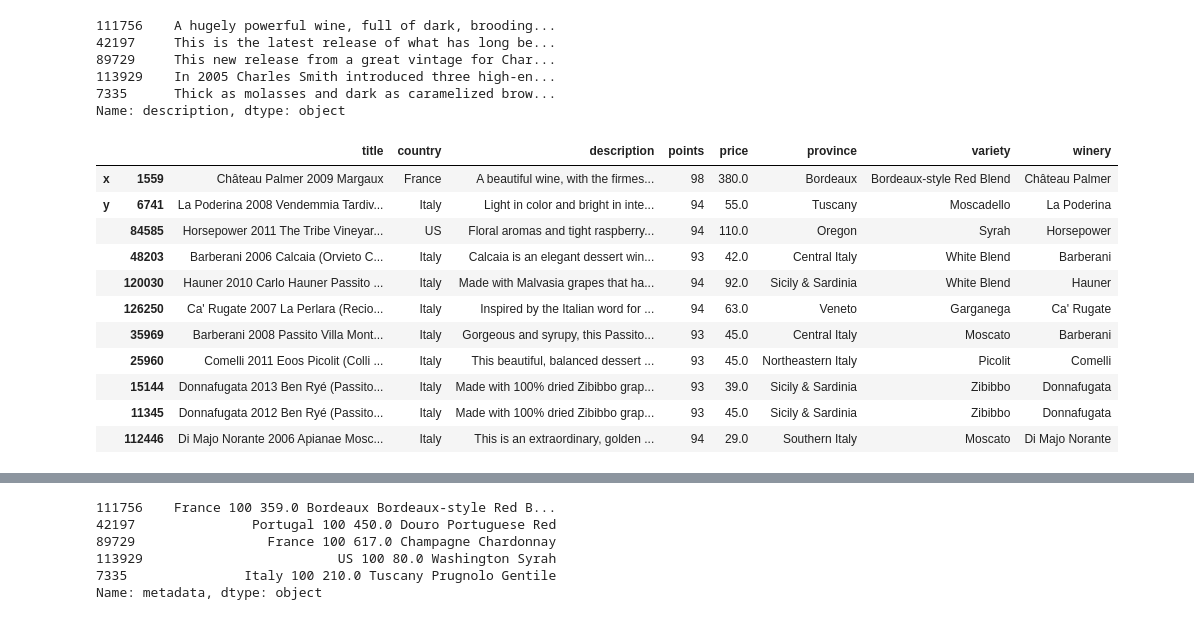
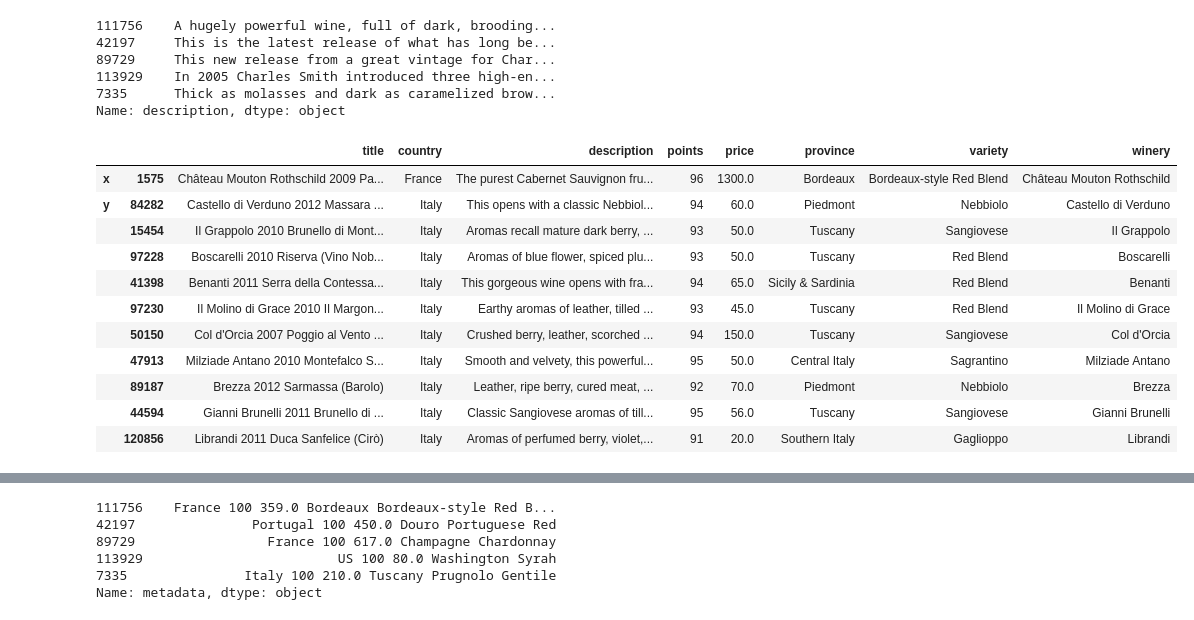
Before and after one commit to kamil-jankowski-profile/Wine-Recommendation-Engine, a Jupyter notebook: Wine Recommendation - Jupyter Notebook.ipynb, the cells around one changed output, grey strips where cells are left out. Drawn from its saved outputs; the diff is of its cells as text; code cells hidden in the pictures.

```diff
--- a/Wine Recommendation - Jupyter Notebook.ipynb
+++ b/Wine Recommendation - Jupyter Notebook.ipynb
@@ -109,21 +109,21 @@ def wine_recommendations(title, cosine_sim=cosine_sim):
 # %%
 # To get recommendation, you have to use wine title which index is not higher than size of wine dataframe (for quantile = 80 it is 31019)
 
-Recommendation = wine_recommendations('Château Palmer 2009  Margaux')
+Recommendation = wine_recommendations('Château Mouton Rothschild 2009  Pauillac')
 Recommendation
 # %% [output]
 |  |  | title | country | description | points | price | province | variety | winery |
-| x | 1559 | Château Palmer 2009 Margaux | France | A beautiful wine, with the firmes... | 98 | 380.0 | Bordeaux | Bordeaux-style Red Blend | Château Palmer |
-| y | 6741 | La Poderina 2008 Vendemmia Tardiv... | Italy | Light in color and bright in inte... | 94 | 55.0 | Tuscany | Moscadello | La Poderina |
-|  | 84585 | Horsepower 2011 The Tribe Vineyar... | US | Floral aromas and tight raspberry... | 94 | 110.0 | Oregon | Syrah | Horsepower |
-|  | 48203 | Barberani 2006 Calcaia (Orvieto C... | Italy | Calcaia is an elegant dessert win... | 93 | 42.0 | Central Italy | White Blend | Barberani |
-|  | 120030 | Hauner 2010 Carlo Hauner Passito ... | Italy | Made with Malvasia grapes that ha... | 94 | 92.0 | Sicily & Sardinia | White Blend | Hauner |
-|  | 126250 | Ca' Rugate 2007 La Perlara (Recio... | Italy | Inspired by the Italian word for ... | 94 | 63.0 | Veneto | Garganega | Ca' Rugate |
-|  | 35969 | Barberani 2008 Passito Villa Mont... | Italy | Gorgeous and syrupy, this Passito... | 93 | 45.0 | Central Italy | Moscato | Barberani |
-|  | 25960 | Comelli 2011 Eoos Picolit (Colli ... | Italy | This beautiful, balanced dessert ... | 93 | 45.0 | Northeastern Italy | Picolit | Comelli |
-|  | 15144 | Donnafugata 2013 Ben Ryé (Passito... | Italy | Made with 100% dried Zibibbo grap... | 93 | 39.0 | Sicily & Sardinia | Zibibbo | Donnafugata |
-|  | 11345 | Donnafugata 2012 Ben Ryé (Passito... | Italy | Made with 100% dried Zibibbo grap... | 93 | 45.0 | Sicily & Sardinia | Zibibbo | Donnafugata |
-|  | 112446 | Di Majo Norante 2006 Apianae Mosc... | Italy | This is an extraordinary, golden ... | 94 | 29.0 | Southern Italy | Moscato | Di Majo Norante |
+| x | 1575 | Château Mouton Rothschild 2009 Pa... | France | The purest Cabernet Sauvignon fru... | 96 | 1300.0 | Bordeaux | Bordeaux-style Red Blend | Château Mouton Rothschild |
+| y | 84282 | Castello di Verduno 2012 Massara ... | Italy | This opens with a classic Nebbiol... | 94 | 60.0 | Piedmont | Nebbiolo | Castello di Verduno |
+|  | 15454 | Il Grappolo 2010 Brunello di Mont... | Italy | Aromas recall mature dark berry, ... | 93 | 50.0 | Tuscany | Sangiovese | Il Grappolo |
+|  | 97228 | Boscarelli 2010 Riserva (Vino Nob... | Italy | Aromas of blue flower, spiced plu... | 93 | 50.0 | Tuscany | Red Blend | Boscarelli |
+|  | 41398 | Benanti 2011 Serra della Contessa... | Italy | This gorgeous wine opens with fra... | 94 | 65.0 | Sicily & Sardinia | Red Blend | Benanti |
+|  | 97230 | Il Molino di Grace 2010 Il Margon... | Italy | Earthy aromas of leather, tilled ... | 93 | 45.0 | Tuscany | Red Blend | Il Molino di Grace |
+|  | 50150 | Col d'Orcia 2007 Poggio al Vento ... | Italy | Crushed berry, leather, scorched ... | 94 | 150.0 | Tuscany | Sangiovese | Col d'Orcia |
+|  | 47913 | Milziade Antano 2010 Montefalco S... | Italy | Smooth and velvety, this powerful... | 95 | 50.0 | Central Italy | Sagrantino | Milziade Antano |
+|  | 89187 | Brezza 2012 Sarmassa (Barolo) | Italy | Leather, ripe berry, cured meat, ... | 92 | 70.0 | Piedmont | Nebbiolo | Brezza |
+|  | 44594 | Gianni Brunelli 2011 Brunello di ... | Italy | Classic Sangiovese aromas of till... | 95 | 56.0 | Tuscany | Sangiovese | Gianni Brunelli |
+|  | 120856 | Librandi 2011 Duca Sanfelice (Cirò) | Italy | Aromas of perfumed berry, violet,... | 91 | 20.0 | Southern Italy | Gaglioppo | Librandi |
 # %%
 # I don't think these are the worthful recommendations. Let's try to fix it and create new column with metadata of wine bottles
 # %%
```
Also changed, not shown: parts of 15 cells of this notebook, 1 other file.
